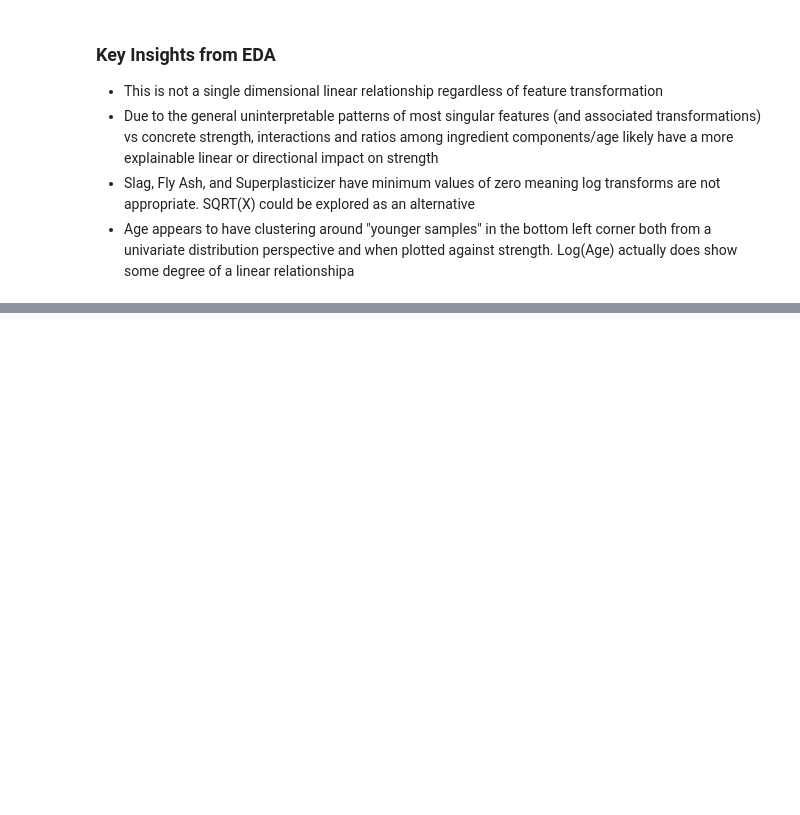
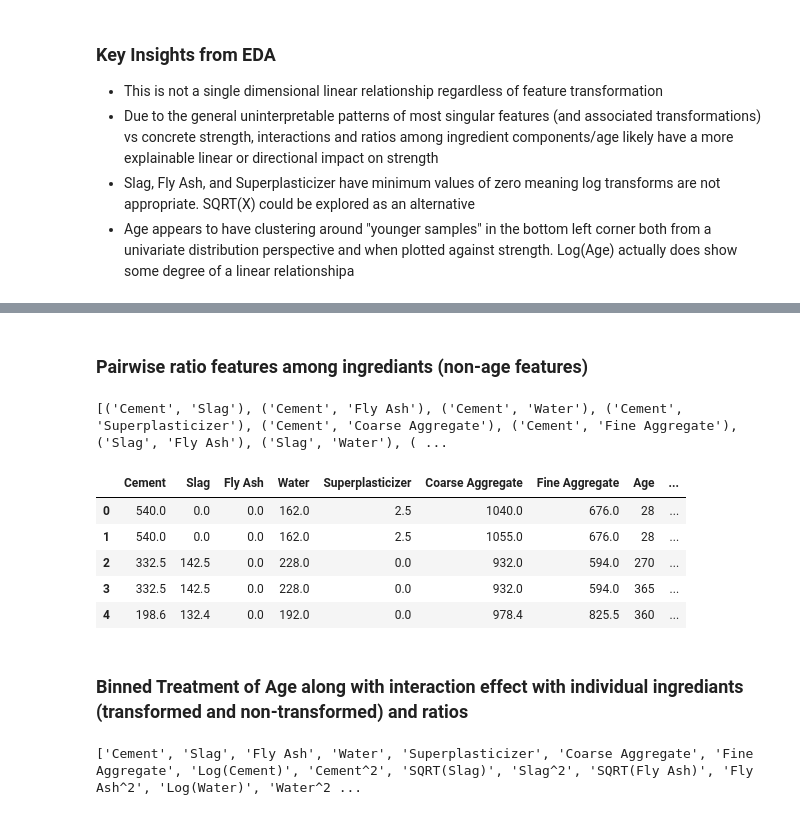
Before and after one commit to amitg3-ucb/w203_lab2, a Jupyter notebook: Data Cleaning and Model Development.ipynb, the cells around one changed output, grey strips where cells are left out. Cells and saved outputs as stored; diff of their text form; code cells hidden in the pictures; blank space fills up the shorter version.

```diff
--- a/Data Cleaning and Model Development.ipynb
+++ b/Data Cleaning and Model Development.ipynb
@@ -104,0 +142,35 @@ This feature engineering process will effectively explode our feature space into
+# %% [markdown]
+### Pairwise ratio features among **ingrediants (non-age features)**
+# %%
+pairwise_features = list(combinations(non_age_features,2))
+print(pairwise_features)
+# %% [output]
+[('Cement', 'Slag'), ('Cement', 'Fly Ash'), ('Cement', 'Water'), ('Cement', 'Superplasticizer'), ('Cement', 'Coarse Aggregate'), ('Cement', 'Fine Aggregate'), ('Slag', 'Fly Ash'), ('Slag', 'Water'), ( ...
+# %%
+for a,b in pairwise_features:
+    a_min = features[a].min()
+    b_min = features[b].min()
+    if b_min != 0: #feature = ratio of a/b if this can be computed without losing data (non zero denominator)
+        features[a + '/' + b] = features[a]/features[b]
+    elif a_min != 0:#feature = ratio of b/a if this can be computed without losing data (non-zero denominator)
+        features[b + '/' + a] = features[b]/features[a]
+
+features.head()
+# %% [output]
+|  | Cement | Slag | Fly Ash | Water | Superplasticizer | Coarse Aggregate | Fine Aggregate | Age | ... |
+| 0 | 540.0 | 0.0 | 0.0 | 162.0 | 2.5 | 1040.0 | 676.0 | 28 | ... |
+| 1 | 540.0 | 0.0 | 0.0 | 162.0 | 2.5 | 1055.0 | 676.0 | 28 | ... |
+| 2 | 332.5 | 142.5 | 0.0 | 228.0 | 0.0 | 932.0 | 594.0 | 270 | ... |
+| 3 | 332.5 | 142.5 | 0.0 | 228.0 | 0.0 | 932.0 | 594.0 | 365 | ... |
+| 4 | 198.6 | 132.4 | 0.0 | 192.0 | 0.0 | 978.4 | 825.5 | 360 | ... |
+# %% [markdown]
+### Binned Treatment of Age along with interaction effect with individual ingrediants (transformed and non-transformed) and ratios
+# %%
+#capture non-age columns
+new_non_age_features = []
+for cols in features.columns:
+    if 'Age' not in cols:
+        new_non_age_features.append(cols)
+print(new_non_age_features)
+# %% [output]
+['Cement', 'Slag', 'Fly Ash', 'Water', 'Superplasticizer', 'Coarse Aggregate', 'Fine Aggregate', 'Log(Cement)', 'Cement^2', 'SQRT(Slag)', 'Slag^2', 'SQRT(Fly Ash)', 'Fly Ash^2', 'Log(Water)', 'Water^2 ...
```
Also changed, not shown: parts of 24 cells of this notebook, 2 other files.
